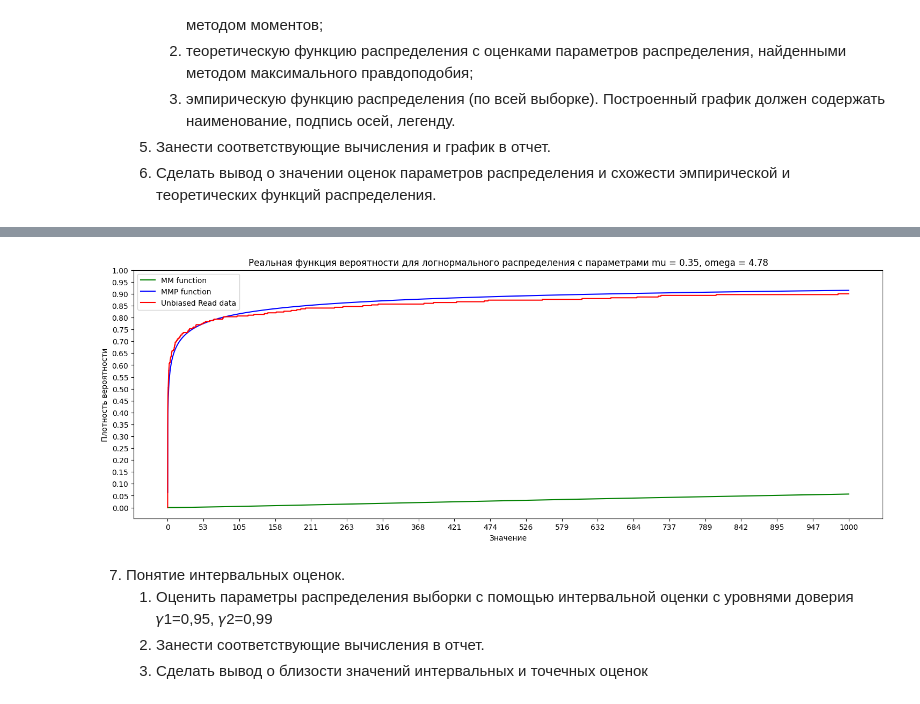
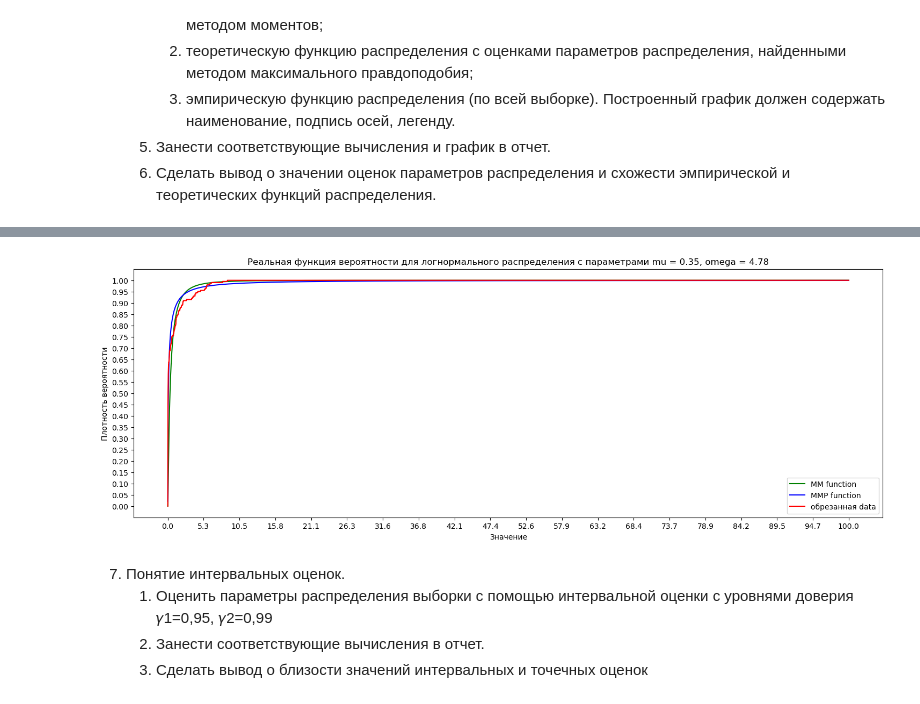
Before and after one commit to Numillyash/matstat-coursework, a Jupyter notebook: lognorm.ipynb, the cells around one changed output, grey strips where cells are left out. Cells and saved outputs as stored; diff of their text form; code cells hidden in the pictures.

```diff
--- a/lognorm.ipynb
+++ b/lognorm.ipynb
@@ -203,6 +203,15 @@ class Statistics:
 
             # Вывод графика на экран
             plt.show()
+    def f_rightness(self, x_i, mu, omega):
+        alpha = 1/(x_i*omega*((2*np.pi)**0.5))
+        beta = - (((np.log(x_i)-mu)/omega)**2)/(2)
+        return alpha*(np.exp(beta))
+    def L_rightness(self, mu, omega):
+        L = 1;
+        for x in data:
+            L *= (self.f_rightness(x+0.00000001, mu, omega))
+        return L;
 
 
 classedOldData = Statistics(data, 'Read data')
@@ -264,7 +273,7 @@ classedRandData_100 = Statistics(dataRand_100, 'Случайные 100 элем
 dataRand_200 = getRandomArr(classedUnbiasedData, 200)
 classedRandData_200 = Statistics(dataRand_200, 'Случайные 200 элементов выборки')
 
-right_border = 1000 # поставить 20к или 200к для дальнего вида
+right_border = 100 # поставить 20к или 200к для дальнего вида
 left_border = 0
 X = np.linspace(0.001 + left_border,right_border, num=10000)
 # step = 100
@@ -378,14 +387,16 @@ def momentMethod(dataSet: Statistics):
     print('mu =', str(mu), '; sco =', str(sco))
 
 momentMethod(classedUnbiasedData)
-data_new = sorted(data_unbias)[:270]
+data_new = sorted(data_unbias)[:200]
 classedNewDat = Statistics(data_new, 'обрезанная data')
 momentMethod(classedNewDat)
 
 Y_real = [F_real(x, 2.6656494676596054, 1.5261064768969346) for x in X]
-Y_real2 = [F_real(x, 10.430408511828189, 2.225619602758065) for x in X]
+Y_real2 = [F_real(x, -1.137824382761229, 1.2950104883127607) for x in X]
 Y_read = [f_hat(a, classedUnbiasedData) for a in X]
 Y_read2 = [f_hat(a, classedNewDat) for a in X]
+
+our_data = classedNewDat
 
 fig, ax = plt.subplots(figsize=(18, 6))
 ax.plot(X, Y_real, color='green', label=f'Real function')
@@ -473,29 +483,29 @@ print(mu, sсo)
 # %%
-Y_real = [F_real(x, 10.430408511828189, 2.225619602758065) for x in X]
-Y_real2 = [F_real(x, 0.34950075364905747, 4.7866447473536935) for x in X]
-Y_read = [f_hat(a, classedUnbiasedData) for a in X]
+Y_real = [F_real(x, -1.137824382761229, 1.2950104883127607) for x in X]
+Y_real2 = [F_real(x, -2.48491823439057, 2.1838337657342675) for x in X]
+Y_read = [f_hat(a, our_data) for a in X]
 
 mu = 0.35
 sco = 4.78
 
 fig, ax = plt.subplots(figsize=(18, 6))
 ax.plot(X, Y_real, color='green', label=f'MM function')
 ax.plot(X, Y_real2, color='blue', label=f'MMP function')
-ax.plot(X, Y_read, color='red', label=f'{classedUnbiasedData.dataName}')
+ax.plot(X, Y_read, color='red', label=f'{our_data.dataName}')
 # Настройка внешнего вида графика
 ax.set_xlabel('Значение')
 ax.set_ylabel('Плотность вероятности')
 ax.set_title(f'Реальная функция вероятности для логнормального распределения с параметрами mu = {mu}, omega = {sco}')
 ax.set_xticks(xt)
 ax.set_yticks(yt)
 ax.legend()
 
 # Вывод графика на экран
 plt.show()
 
 # вывод - ММ хуета
 # %% [output]
-[figure, old version]
+[figure, new version]
 # %% [markdown]
 7. Понятие интервальных оценок.
     1. Оценить  параметры  распределения  выборки  с  помощью  интервальной  оценки  с уровнями доверия 𝛾1=0,95, 𝛾2=0,99
```
Also changed, not shown: parts of 11 cells of this notebook.
